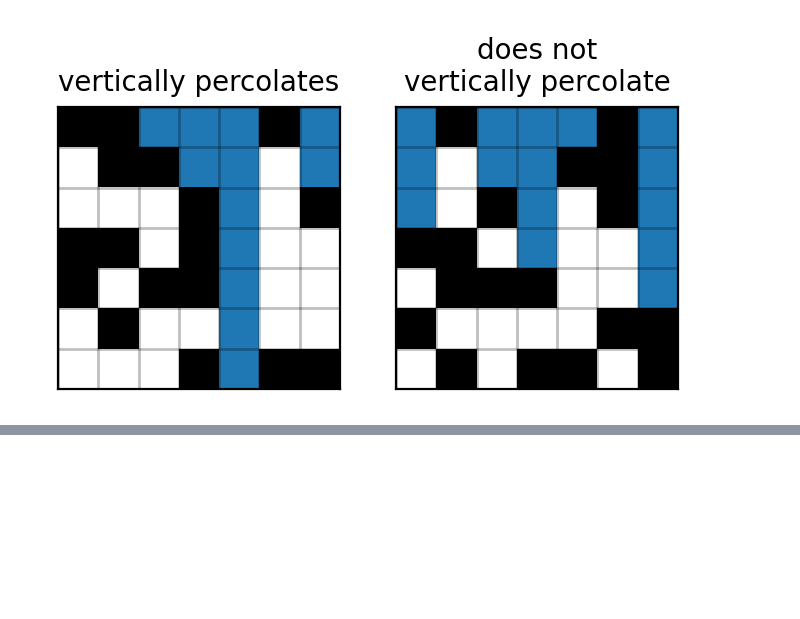
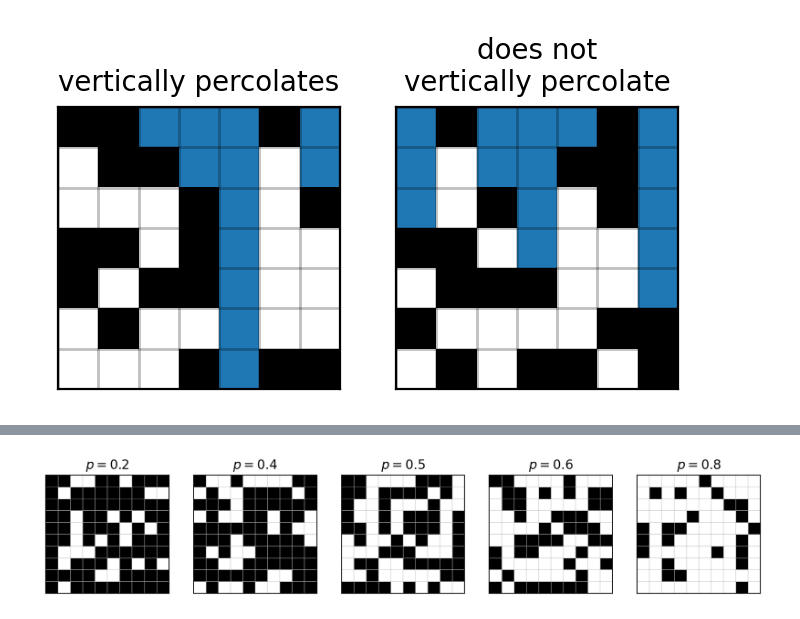
Before and after one commit to LugoBlogger/SI-251-4007-data-structures, a Jupyter notebook: case-studies/3-percolation/python/illustration.ipynb, the cells around one changed output, grey strips where cells are left out. Drawn from its saved outputs; the diff is of its cells as text; code cells hidden in the pictures; blank space fills up the shorter version.

```diff
--- a/case-studies/3-percolation/python/illustration.ipynb
+++ b/case-studies/3-percolation/python/illustration.ipynb
@@ -94,0 +133,45 @@ plt.show(fig)
+# %%
+def random_sites(n, p, rng=None):
+  a = [[False for j in range(n)] for i in range(n)]
+  for i in range(n):
+    for j in range(n):
+      a[i][j] = bernoulli_trial(p, rng)
+
+  return a
+# %%
+def draw(a, which, ax, color="k"):
+  n = len(a)
+
+  for i in range(n):
+    for j in range(n):
+      if a[i][j] == which:
+        rect = mpatches.Rectangle((j-0.5, (n-1-i)-0.5), 1, 1, facecolor=color,
+                                  edgecolor="w", linewidth=0.2)
+        ax.add_artist(rect)
+
+  return ax
+# %%
+n = 10
+
+seed = 26_04_29
+rng = np.random.default_rng(seed)
+p_arr = [0.2, 0.4, 0.5, 0.6, 0.8]
+
+fig, axes = plt.subplots(ncols=5, nrows=1, figsize=(12, 2), dpi=200)
+
+for idx, p in enumerate(p_arr):
+  test = random_sites(n, p, rng=rng)
+  axes[idx] = draw(test, False, axes[idx])
+
+  # ax.grid(which="major", axis="both", linestyle="-", color="w", linewidth=1)
+  axes[idx].set_xticks(np.arange(n+1)-0.5)
+  axes[idx].set_yticks(np.arange(n+1)-0.5)
+  axes[idx].tick_params(axis="x", which="major", top=False, labeltop=False,
+                        bottom=False, labelbottom=False),
+  axes[idx].tick_params(axis="y", which="major", left=False, labelleft=False)
+  axes[idx].grid(color="gray")
+  axes[idx].set_title(f"$p = ${p}", fontdict={"fontsize": 12})
+
+plt.show(fig)
+# %% [output]
+[figure, added]
```
Also changed, not shown: parts of 7 cells of this notebook, 9 other files.
